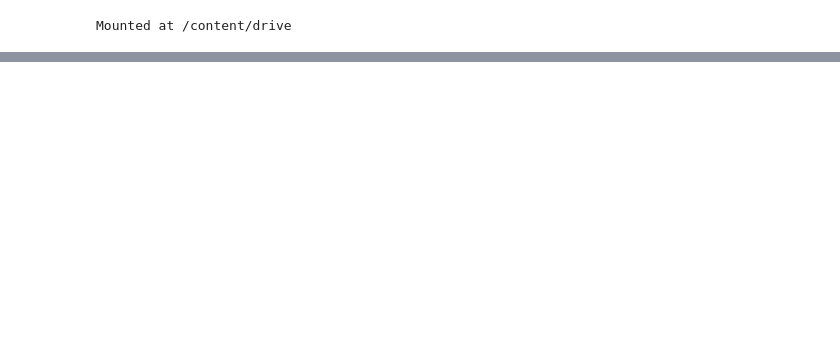
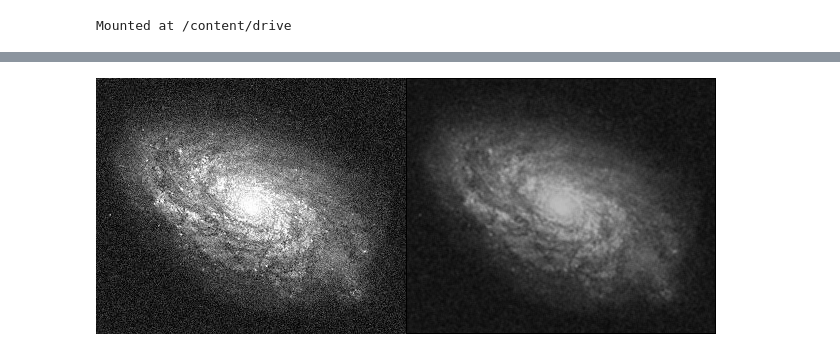
Before and after one commit to irbaadika/PCVK_Genap_2023, a Jupyter notebook: UTS.ipynb, the cells around one changed output, grey strips where cells are left out. Cells and saved outputs as stored; diff of their text form; code cells hidden in the pictures; blank space fills up the shorter version.

```diff
--- a/UTS.ipynb
+++ b/UTS.ipynb
@@ -53,0 +124,29 @@ cv2_imshow(cvcoba)
+# %%
+# LOW PASS FILTERING
+
+def LowPassFilter(image, filter_size):
+    # membuat array kosong
+    output = np.zeros(image.shape, np.uint8)
+
+    # membuat variabel kosong
+    result = 0
+
+    # 3 x 3 mean filter
+    for j in range(1, image.shape[0]-1):
+      for i in range(1, image.shape[1]-1):
+        for y in range(-1, 2):
+          for x in range(-1, 2):
+            result = result + image[j+y, i+x]
+        output[j][i] = int(result / 12)
+        result = 0
+
+    return output
+# %%
+# panggil fungsi low pass filter dan tampilkan gambar
+img = cv.imread('/content/drive/MyDrive/ASSETS-PVCK/Images/noises/1.jpg')
+img_gray = cv.cvtColor(img, cv.COLOR_BGR2GRAY)
+low_pass = LowPassFilter(img_gray, 9)
+final_frame = cv.hconcat((img_gray, low_pass))
+cv2_imshow(final_frame)
+# %% [output]
+[figure, added]
```
Also changed, not shown: parts of 8 cells of this notebook.
